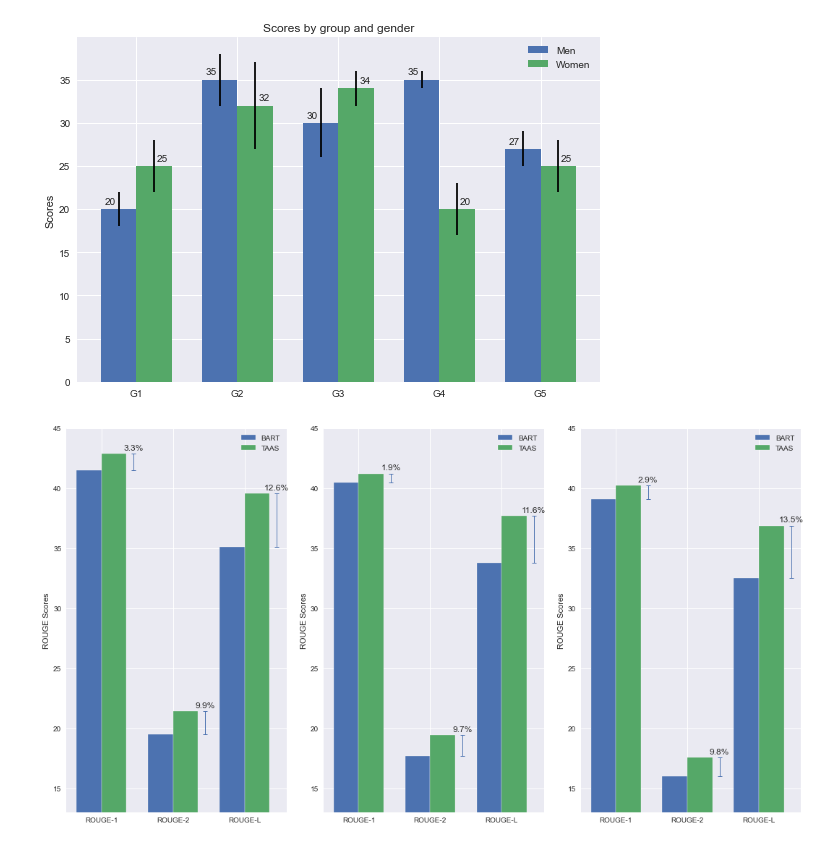
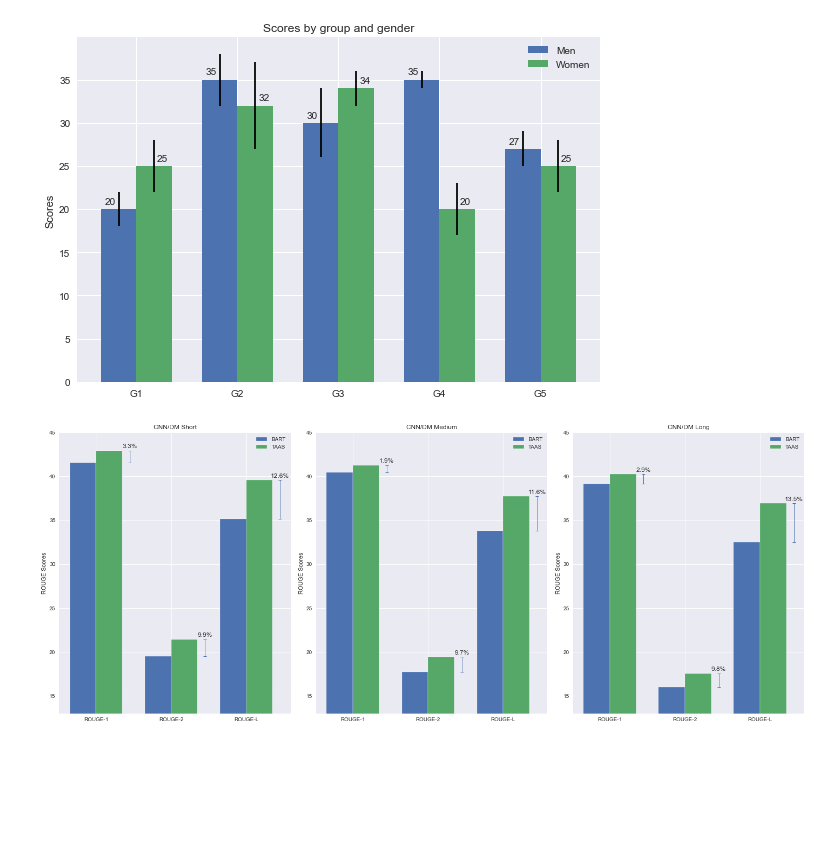
Before and after one commit to harrywang/tutorial-buffet, a Jupyter notebook: matplotlib/grouped-bar-plot-with-precentage-change-matplotlib.ipynb, the cells around one changed output. Saved outputs shown, nothing was run; the diff lists cells and outputs as text; code cells hidden in the pictures; blank space fills up the shorter version.

Commit message:
added plot title

```diff
--- a/matplotlib/grouped-bar-plot-with-precentage-change-matplotlib.ipynb
+++ b/matplotlib/grouped-bar-plot-with-precentage-change-matplotlib.ipynb
@@ -196,7 +196,7 @@ xtick_labels = ('ROUGE-1', 'ROUGE-2', 'ROUGE-L')
 ind = np.arange(len(bart_short))  # the x locations for the groups
 width = 0.35  # the width of the bars
 
-def groupbarplot(ax, x1, x2, label1, label2, y_label, xtick_labels):
+def groupbarplot(ax, x1, x2, label1, label2, y_label, xtick_labels, title):
     """
     Given two array, plot a grouped bar plot
     """
@@ -210,17 +210,17 @@ def groupbarplot(ax, x1, x2, label1, label2, y_label, xtick_labels):
     # Add some text for labels, title and custom x-axis tick labels, etc.
     ax.set_ylabel(y_label)
     ax.set_ylim(13, 45)
-    #ax.set_title('Scores by group and gender')
+    ax.set_title(title)
     ax.set_xticks(ind)
     ax.set_xticklabels(xtick_labels)
     ax.legend()
     return rects1, rects2
 
-fig, ax = plt.subplots(1, 3, figsize=(15, 8))
+fig, ax = plt.subplots(1, 3, figsize=(20, 8))
 
-rects1_s, rects2_s = groupbarplot(ax[0], bart_short, taas_short, 'BART', 'TAAS', 'ROUGE Scores', xtick_labels)
-rects1_m, rects2_m = groupbarplot(ax[1], bart_medium, taas_medium, 'BART', 'TAAS', 'ROUGE Scores', xtick_labels)
-rects1_l, rects2_l = groupbarplot(ax[2], bart_long, taas_long, 'BART', 'TAAS', 'ROUGE Scores', xtick_labels)
+rects1_s, rects2_s = groupbarplot(ax[0], bart_short, taas_short, 'BART', 'TAAS', 'ROUGE Scores', xtick_labels, 'CNN/DM Short')
+rects1_m, rects2_m = groupbarplot(ax[1], bart_medium, taas_medium, 'BART', 'TAAS', 'ROUGE Scores', xtick_labels, 'CNN/DM Medium')
+rects1_l, rects2_l = groupbarplot(ax[2], bart_long, taas_long, 'BART', 'TAAS', 'ROUGE Scores', xtick_labels, 'CNN/DM Long')
 
 def autolabel(rects, xpos='center'):
     """
@@ -272,31 +272,31 @@ autobar(ax[2], bart_long, taas_long)
 
 def autobarlable(ax, rects1, rects2, change_percentage):
     """
     Attach a errorbar to show difference
     Add text label above each error bar to show percentage
     """
     errorbar_text_offset = 0.625 # the offset fro the man's bar x location
 
     for i in range(len(rects1)):
         # find the higher bar to determine label height
         height1 = rects1[i].get_height()
         height2 = rects2[i].get_height()
         height = height1 if height1 > height2 else height2
 
         # add the percentage change labels
         ax.annotate(f'{change_percentage[i]:.1%}', # the text
                     xy=(ind[i] - width/2 + 0.625, height), # x y for the text
                     xytext=(0, 3),   # 0 point horizotal and 3 points vertical offsets
                     textcoords="offset points",  # in both directions
                     ha='center',  # horizontal alignment
                     va='bottom') # vertical alignment
 
 autobarlable(ax[0], rects1_s, rects2_s, change_s)
 autobarlable(ax[1], rects1_m, rects2_m, change_m)
 autobarlable(ax[2], rects1_l, rects2_l, change_l)
 
 fig.tight_layout()
 
 plt.show()
 # %% [output]
-[figure, old version]
+[figure, new version]
```
